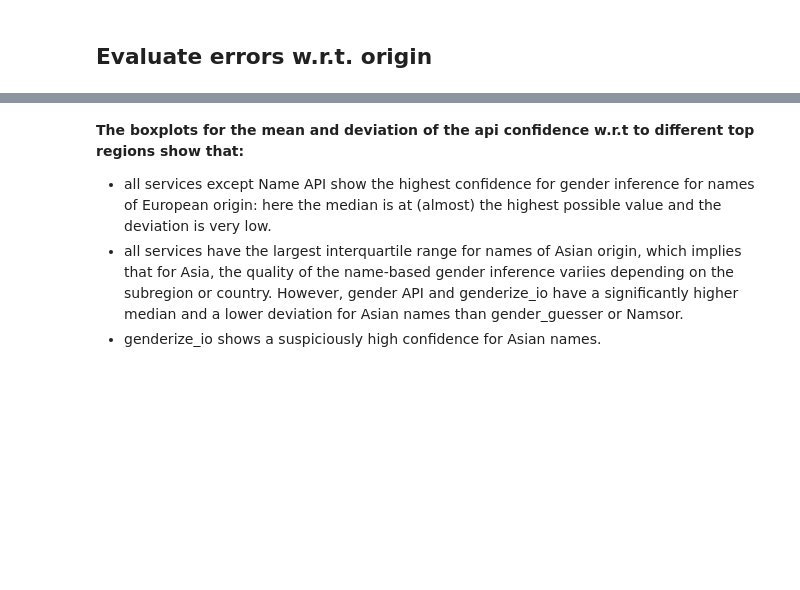
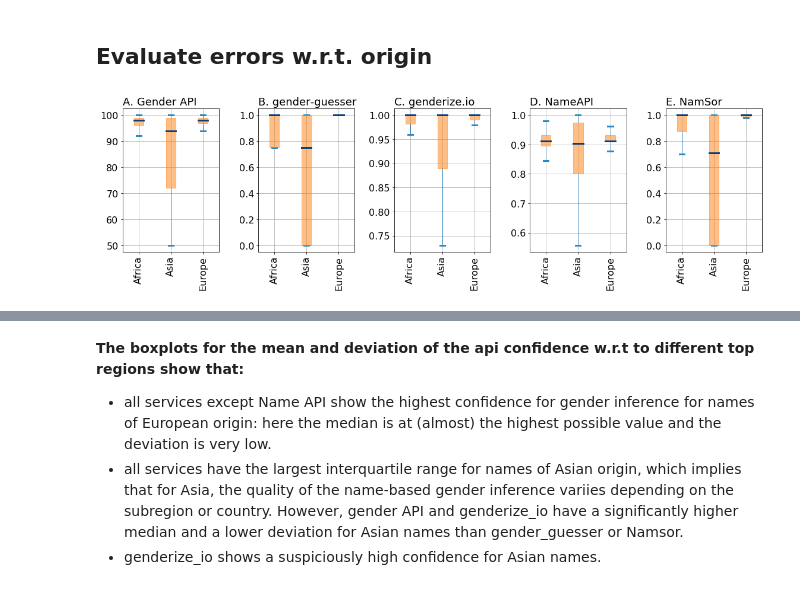
Before and after one commit to GenderGapSTEM-PublicationAnalysis/name_gender_inference, a Jupyter notebook: name_gender_inference/notebooks/Evaluation_name_onomastics.ipynb, the cells around one changed output, grey strips where cells are left out. Cells and saved outputs as stored; diff of their text form; code cells hidden in the pictures; blank space fills up the shorter version.

```diff
--- a/name_gender_inference/notebooks/Evaluation_name_onomastics.ipynb
+++ b/name_gender_inference/notebooks/Evaluation_name_onomastics.ipynb
@@ -391,9 +396,84 @@ def reduce_table(df, by_index):
         df = df[sorted(df.columns)]
     return df
 # %%
-matplotlib.rcParams.update({'font.size': 14})
+matplotlib.rcParams.update({'font.size': 16})
 # %%
 colors = plt.cm.GnBu(np.linspace(0.5, 1, 3))
+# %%
+# Compute mean and standard deviation of each service depending on the region
+accuracy_param_per_service = {
+    'gender_api': 'api_accuracy',
+    'genderize_io': 'api_probability',
+    'namsor': 'api_scale',
+    'name_api_full': 'api_confidence',
+    'gender_guesser': 'api_confidence'
+}
+
+abcd = 'ABCDE'
+
+fig, ax = plt.subplots(nrows=1, ncols=5, figsize=(16,5), sharex=True)
+
+counter = 0
+for s in [GenderAPIEvaluator, GenderGuesserEvaluator, GenderizeIoEvaluator, NameAPIFullEvaluator, NamSorEvaluator]:
+    evaluator = s('all')
+    eval_name = evaluator.gender_evaluator
+    evaluator.load_data(evaluated=True)
+    # add onomastic information and restrict to rows with reliable onomastic class
+    evaluator.test_data['topRegion'] = origin_df['topRegion']
+    evaluator.test_data['score_origin'] = origin_df['score_origin']
+    evaluator.test_data = evaluator.test_data[evaluator.test_data['score_origin']>0]
+    evaluator.preprocess_tuning_params()
+    accuracy_param = accuracy_param_per_service[eval_name]
+    #row_index, col_index = divmod(counter, 5)
+    col_index = counter
+
+    # for plausibility test print a few lines and numbers
+    #print (eval_name)
+    #print(evaluator.test_data[['full_name', 'topRegion', accuracy_param]].sample(3, random_state=1))
+    # plot; see http://blog.bharatbhole.com/creating-boxplots-with-matplotlib/ for tweaking the appearance
+
+    bp = evaluator.test_data.boxplot(column=accuracy_param, by='topRegion', ax=ax[col_index], rot=90,
+                                     patch_artist=True, return_type='dict', showfliers=False)#, notch=True)
+
+    for box in bp[accuracy_param]['boxes']:
+        # change outline color
+        box.set(facecolor='C1', alpha=0.5)
+        box.set(color='C1', alpha=0.5)
+
+    for box in bp[accuracy_param]['medians']:
+        # change fill color
+        box.set(color = colors[2], linewidth=3)
+
+    for flier in bp[accuracy_param]['fliers']:
+        flier.set(marker='.', markersize=6, markerfacecolor=colors[0], markeredgecolor=colors[0])
+
+    for cap in bp[accuracy_param]['caps']:
+        cap.set(color=colors[1], linewidth=3)
+
+    # Remove default title per plot that puts the accuracy_param; use service of name as title instead
+    ax[col_index].set_title('')
+    ax[col_index].set_title(abcd[counter]+'. '+gender_evaluator_to_service_name[eval_name],
+                                       fontsize=18, loc='left')
+    ax[col_index].set_xlabel('')
+    ax[col_index].set_xticklabels(ax[col_index].get_xticklabels(),rotation=90)
+
+    counter +=1
+
+# Remove plot title Boxplot grouped by.
+fig.suptitle('')
+
+# Hide last plot lower rigth which would be empty
+#ax[-1, -1].axis('off')
+
+# Put tick labels in top right plot which would not have them otherwise
+#for tick in ax[0,2].get_xticklabels():
+#    tick.set_visible(True)
+
+plt.tight_layout()
+
+plt.savefig('../../../benchmark_paper/resubmission/fig3_accuracy_by_top_region.pdf', bbox_inches = 'tight')
+# %% [output]
+[figure, added]
 # %%
 # Compute mean and standard deviation of each service depending on the region
 accuracy_param_per_service = {
```
Also changed, not shown: parts of 5 cells of this notebook.
